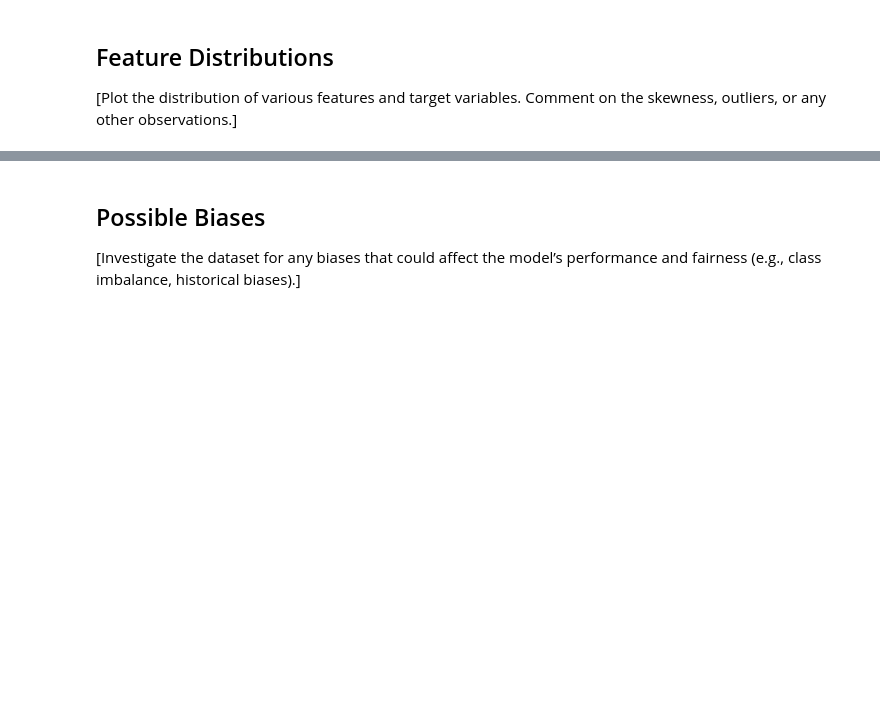
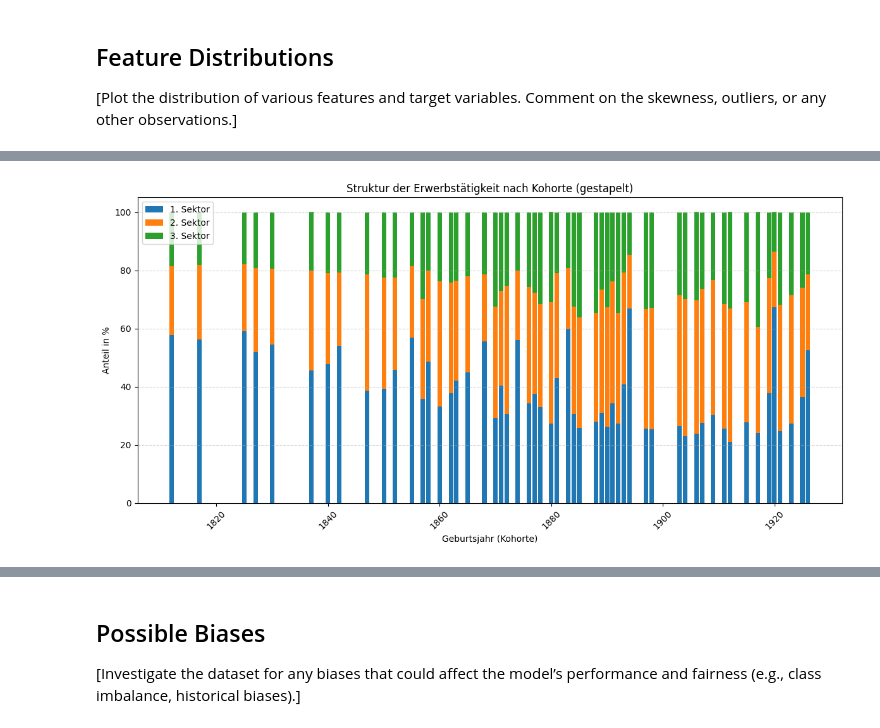
Before and after one commit to kielbjoern/structural_transformation, a Jupyter notebook: 1_DatasetCharacteristics/exploratory_data_analysis.ipynb, the cells around one changed output, grey strips where cells are left out. Drawn from its saved outputs; the diff is of its cells as text; code cells hidden in the pictures; blank space fills up the shorter version.

```diff
--- a/1_DatasetCharacteristics/exploratory_data_analysis.ipynb
+++ b/1_DatasetCharacteristics/exploratory_data_analysis.ipynb
@@ -89,0 +89,23 @@ plt.show()
+# %%
+# Better visualization of the data
+
+# only the sectors
+sectors = df[["1. Sector", "2. Sector", "3. Sector"]]
+x_labels = df["year_of_birth"]
+
+# Gestapeltes Balkendiagramm
+plt.figure(figsize=(12, 6))
+plt.bar(x_labels, sectors["1. Sector"], label="1. Sektor")
+plt.bar(x_labels, sectors["2. Sector"], bottom=sectors["1. Sector"], label="2. Sektor")
+plt.bar(x_labels, sectors["3. Sector"], bottom=sectors["1. Sector"] + sectors["2. Sector"], label="3. Sektor")
+
+plt.xlabel("Geburtsjahr (Kohorte)")
+plt.ylabel("Anteil in %")
+plt.title("Struktur der Erwerbstätigkeit nach Kohorte (gestapelt)")
+plt.xticks(rotation=45)
+plt.legend()
+plt.tight_layout()
+plt.grid(True, axis='y', linestyle='--', alpha=0.5)
+plt.show()
+# %% [output]
+[figure, added]
```
Also changed, not shown: parts of 11 cells of this notebook, 3 other files.
